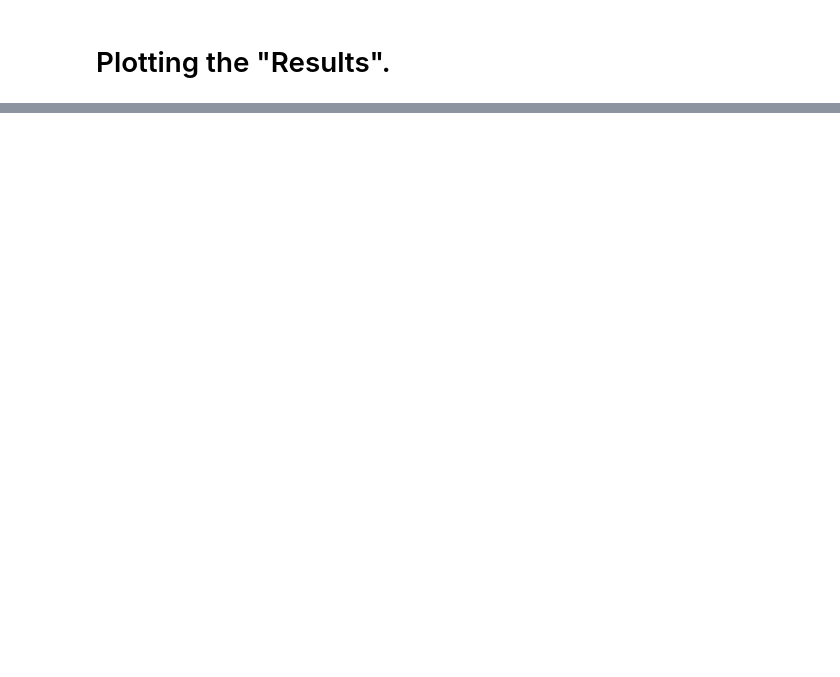
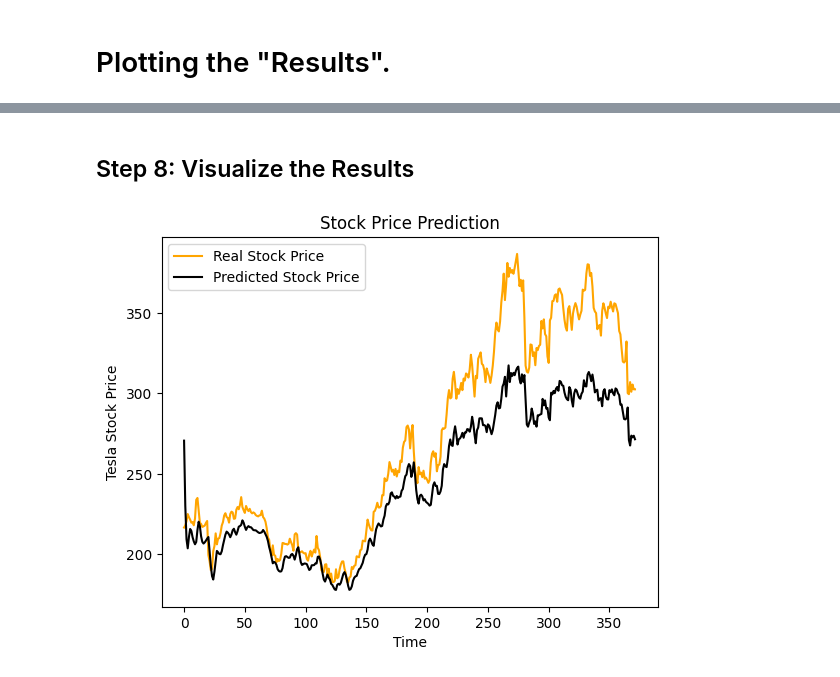
Before and after one commit to Darshan0902/2024-MACHINE-LEARNING-.-, a Jupyter notebook: RNN | Tesla Stocks.ipynb, the cells around one changed output, grey strips where cells are left out. Drawn from its saved outputs; the diff is of its cells as text; code cells hidden in the pictures; blank space fills up the shorter version.

Commit message:
Kaggle Notebook | LSTM vs RNN prediction on Tesla Stocks. | Version 4

```diff
--- a/RNN | Tesla Stocks.ipynb
+++ b/RNN | Tesla Stocks.ipynb
@@ -233,0 +408,7 @@ plt.show()
+# %%
+regressor.compile(optimizer="adam", loss="mean_squared_error")
+# %%
+epochs = 100
+batch_size = 20
+
+regressor.fit(X_train, y_train, epochs=epochs, batch_size=batch_size)
@@ -233,0 +436,16 @@ plt.show()
+# %%
+real_price = test.loc[:, ["Open"]].values
+print("Real Price Shape --> ", real_price.shape)
+
+dataset_total = pd.concat((data["Open"], test["Open"]), axis=0)
+inputs = dataset_total[len(dataset_total) - len(test) - timesteps:].values.reshape(-1, 1)
+inputs = scaler.transform(inputs)
+
+X_test = []
+for i in range(timesteps, len(inputs)):
+    X_test.append(inputs[i - timesteps:i, 0])
+
+X_test = np.array(X_test)
+X_test = np.reshape(X_test, (X_test.shape[0], X_test.shape[1], 1))
+
+print("X_test shape --> ", X_test.shape)
@@ -233,0 +458,3 @@ plt.show()
+# %%
+predict = regressor.predict(X_test)
+predict = scaler.inverse_transform(predict)
@@ -233,0 +463,12 @@ plt.show()
+# %% [markdown]
+## Step 8: Visualize the Results
+# %%
+plt.plot(real_price, color="orange", label="Real Stock Price")
+plt.plot(predict, color="black", label="Predicted Stock Price")
+plt.title("Stock Price Prediction")
+plt.xlabel("Time")
+plt.ylabel("Tesla Stock Price")
+plt.legend()
+plt.show()
+# %% [output]
+[figure, added]
```
Also changed, not shown: parts of 46 cells of this notebook.
